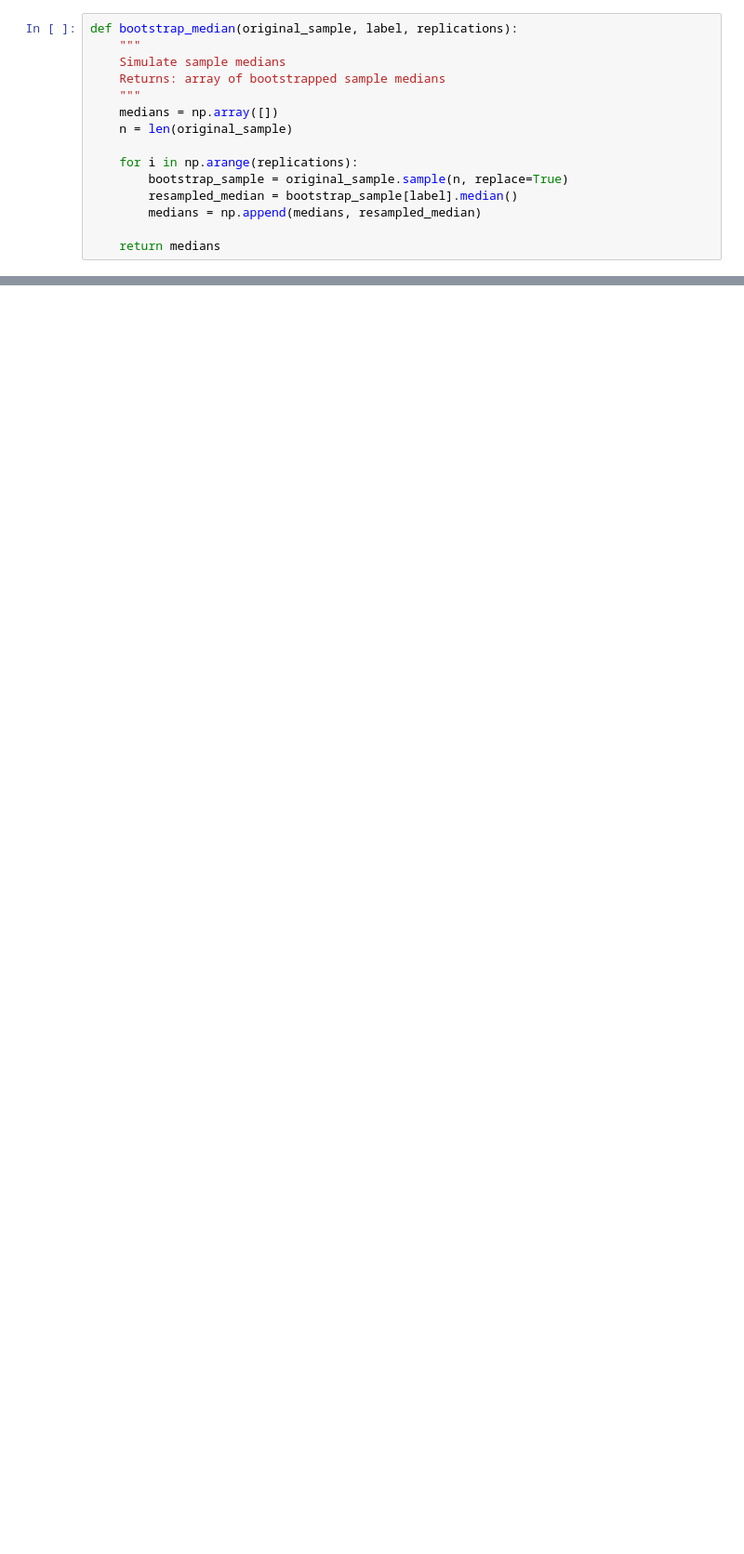
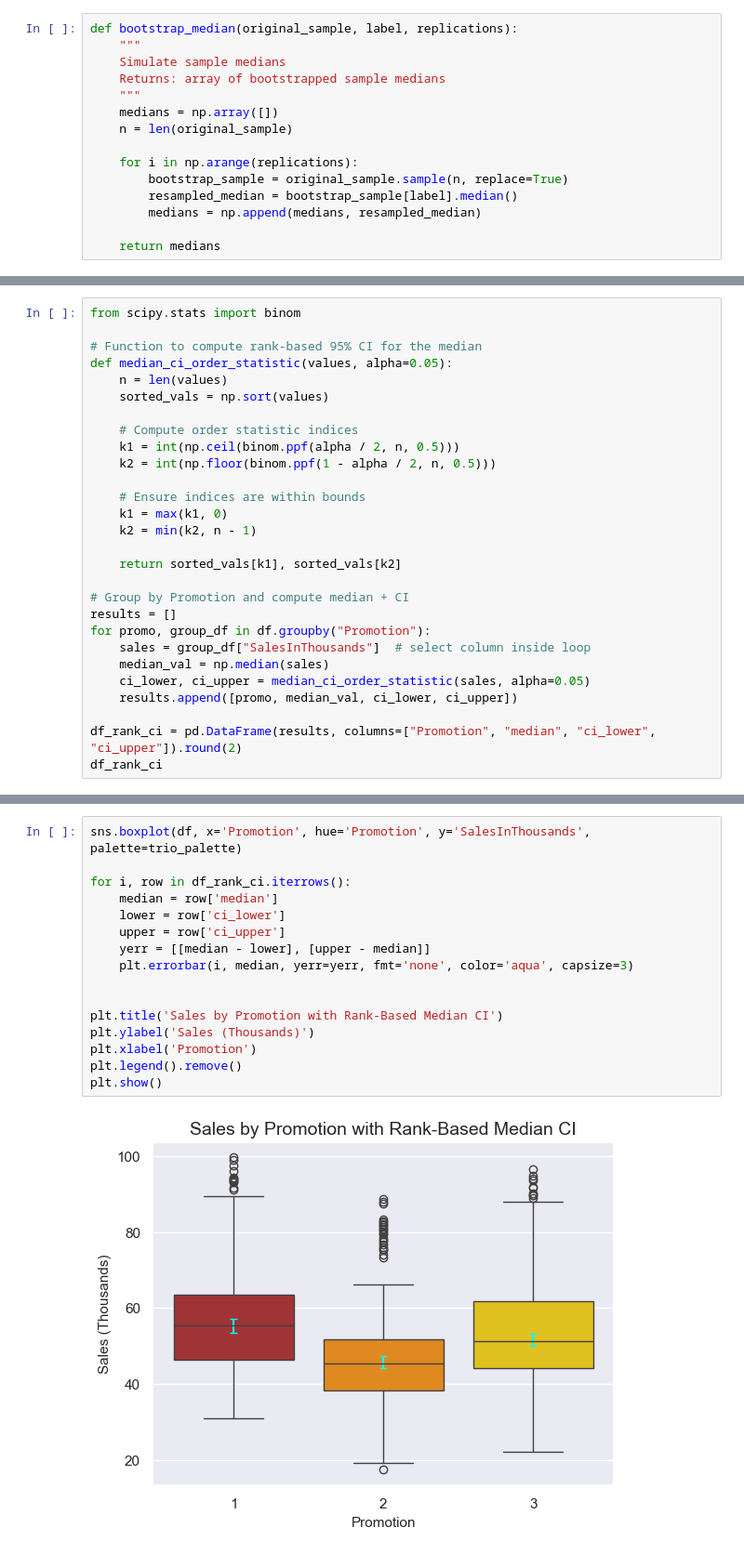
Before and after one commit to giddygarcia/ab-testing, a Jupyter notebook: fast-food.ipynb, the cells around one changed output, grey strips where cells are left out. Shown at 93% size. Drawn from its saved outputs; the diff is of its cells as text; blank space fills up the shorter version.

```diff
--- a/fast-food.ipynb
+++ b/fast-food.ipynb
@@ -557,0 +486,28 @@ The actual percentage difference in retention rates is small (~0.8% difference),
+# %%
+from scipy.stats import binom
+
+# Function to compute rank-based 95% CI for the median
+def median_ci_order_statistic(values, alpha=0.05):
+    n = len(values)
+    sorted_vals = np.sort(values)
+
+    # Compute order statistic indices
+    k1 = int(np.ceil(binom.ppf(alpha / 2, n, 0.5)))
+    k2 = int(np.floor(binom.ppf(1 - alpha / 2, n, 0.5)))
+
+    # Ensure indices are within bounds
+    k1 = max(k1, 0)
+    k2 = min(k2, n - 1)
+
+    return sorted_vals[k1], sorted_vals[k2]
+
+# Group by Promotion and compute median + CI
+results = []
+for promo, group_df in df.groupby("Promotion"):
+    sales = group_df["SalesInThousands"]  # select column inside loop
+    median_val = np.median(sales)
+    ci_lower, ci_upper = median_ci_order_statistic(sales, alpha=0.05)
+    results.append([promo, median_val, ci_lower, ci_upper])
+
+df_rank_ci = pd.DataFrame(results, columns=["Promotion", "median", "ci_lower", "ci_upper"]).round(2)
+df_rank_ci
@@ -557,0 +519,18 @@ The actual percentage difference in retention rates is small (~0.8% difference),
+# %%
+sns.boxplot(df, x='Promotion', hue='Promotion', y='SalesInThousands', palette=trio_palette)
+
+for i, row in df_rank_ci.iterrows():
+    median = row['median']
+    lower = row['ci_lower']
+    upper = row['ci_upper']
+    yerr = [[median - lower], [upper - median]]
+    plt.errorbar(i, median, yerr=yerr, fmt='none', color='aqua', capsize=3)
+
+
+plt.title('Sales by Promotion with Rank-Based Median CI')
+plt.ylabel('Sales (Thousands)')
+plt.xlabel('Promotion')
+plt.legend().remove()
+plt.show()
+# %% [output]
+[figure, added]
```
Also changed, not shown: parts of 31 cells of this notebook.
